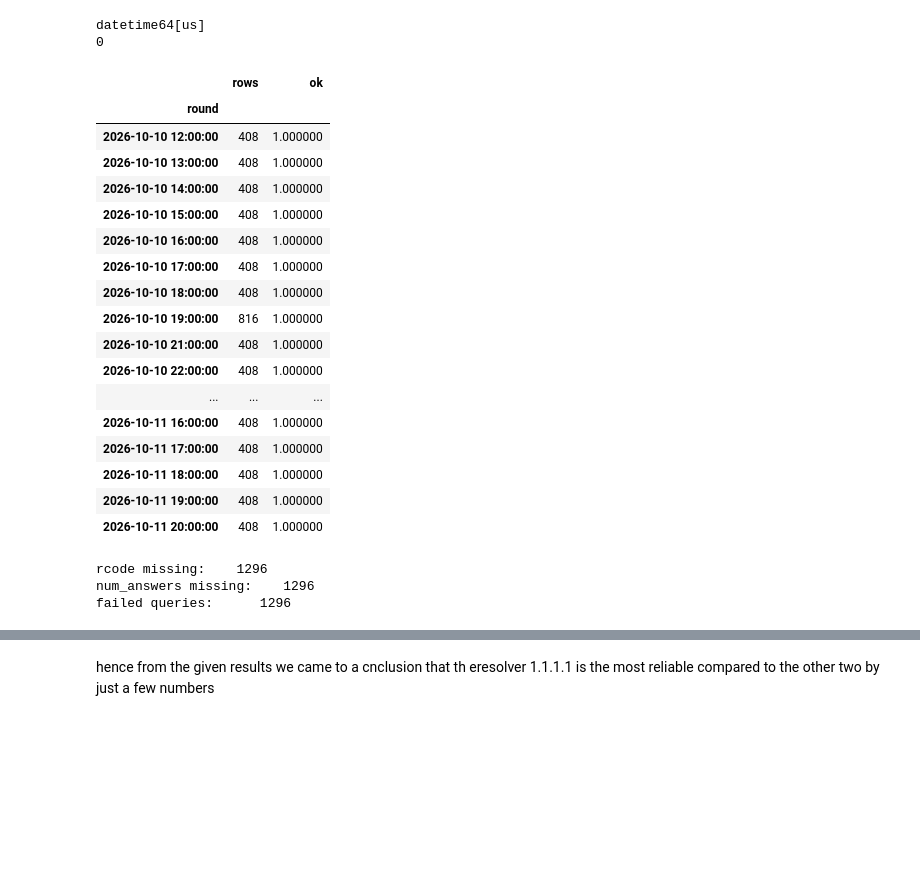
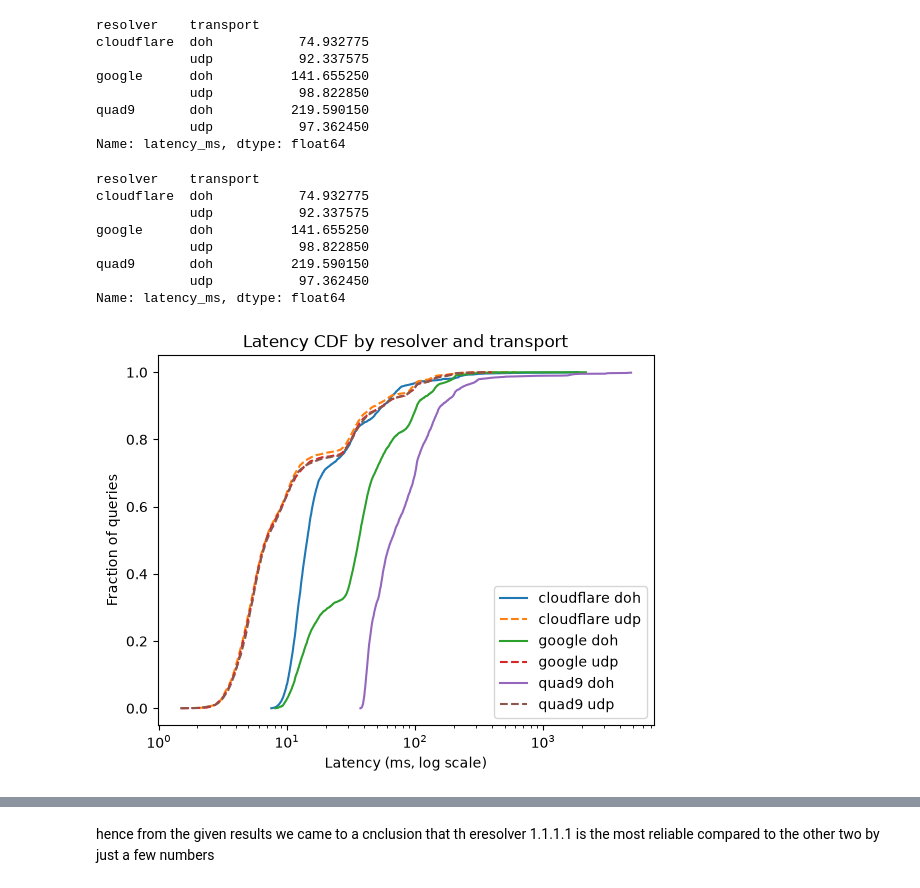
Before and after one commit to harshi-0709/dns-resolver-performance-metrics, a Jupyter notebook: analysis.ipynb, the cells around one changed output, grey strips where cells are left out. Cells and saved outputs as stored; diff of their text form; code cells hidden in the pictures; blank space fills up the shorter version.

```diff
--- a/analysis.ipynb
+++ b/analysis.ipynb
@@ -1,5 +1,5 @@
 # %%
 import pandas as pd
 import matplotlib.pyplot as plt
-df=pd.read_csv("results_final.csv")
+df=pd.read_csv("results_v2_final.csv")
 # %%
@@ -54,39 +65,43 @@ Name: success, dtype: float64
 # %%
-df["timestamp"] = pd.to_datetime(df["timestamp"], format="ISO8601", errors="coerce")
-print(df["timestamp"].dtype)
-print(df["timestamp"].isna().sum())
+df.groupby(["resolver","transport"])["latency_ms"].median()
+df.groupby(["resolver","transport"])["latency_ms"].quantile(0.95)
 # %% [output]
-datetime64[us]
-0
+resolver    transport
+cloudflare  doh           74.932775
+            udp           92.337575
+google      doh          141.655250
+            udp           98.822850
+quad9       doh          219.590150
+            udp           97.362450
+Name: latency_ms, dtype: float64
 # %%
-df["round"] = df["timestamp"].dt.floor("h")
-per_round = df.groupby("round").agg(rows=("success", "size"), ok=("success", "mean"))
-per_round.head(20)
+df.groupby(["resolver","transport"])["latency_ms"].quantile(0.95)
 # %% [output]
-|  | rows | ok |
-| round |  |  |
-| 2026-10-10 12:00:00 | 408 | 1.000000 |
-| 2026-10-10 13:00:00 | 408 | 1.000000 |
-| 2026-10-10 14:00:00 | 408 | 1.000000 |
-| 2026-10-10 15:00:00 | 408 | 1.000000 |
-| 2026-10-10 16:00:00 | 408 | 1.000000 |
-| 2026-10-10 17:00:00 | 408 | 1.000000 |
-| 2026-10-10 18:00:00 | 408 | 1.000000 |
-| 2026-10-10 19:00:00 | 816 | 1.000000 |
-| 2026-10-10 21:00:00 | 408 | 1.000000 |
-| 2026-10-10 22:00:00 | 408 | 1.000000 |
-| ... | ... | ... |
-| 2026-10-11 16:00:00 | 408 | 1.000000 |
-| 2026-10-11 17:00:00 | 408 | 1.000000 |
-| 2026-10-11 18:00:00 | 408 | 1.000000 |
-| 2026-10-11 19:00:00 | 408 | 1.000000 |
-| 2026-10-11 20:00:00 | 408 | 1.000000 |
+resolver    transport
+cloudflare  doh           74.932775
+            udp           92.337575
+google      doh          141.655250
+            udp           98.822850
+quad9       doh          219.590150
+            udp           97.362450
+Name: latency_ms, dtype: float64
 # %%
-print("rcode missing:   ",df['rcode'].isna().sum())
-print("num_answers missing:   ",df['num_answers'].isna().sum())
-print("failed queries:     ", (~df["success"]).sum())
+import numpy as np
+import matplotlib.pyplot as plt
+
+for (resolver, transport), g in df.groupby(["resolver", "transport"]):
+    x = np.sort(g["latency_ms"])
+    y = np.arange(1, len(x) + 1) / len(x)
+    style = "-" if transport == "doh" else "--"
+    plt.plot(x, y, linestyle=style, label=f"{resolver} {transport}")
+
+plt.xscale("log")
+plt.xlabel("Latency (ms, log scale)")
+plt.ylabel("Fraction of queries")
+plt.title("Latency CDF by resolver and transport")
+plt.legend()
+plt.savefig("cdf.png", dpi=200, bbox_inches="tight")
+plt.show()
 # %% [output]
-rcode missing:    1296
-num_answers missing:    1296
-failed queries:      1296
+[figure, added]
 # %%
```
Also changed, not shown: parts of 8 cells of this notebook, 4 other files.
